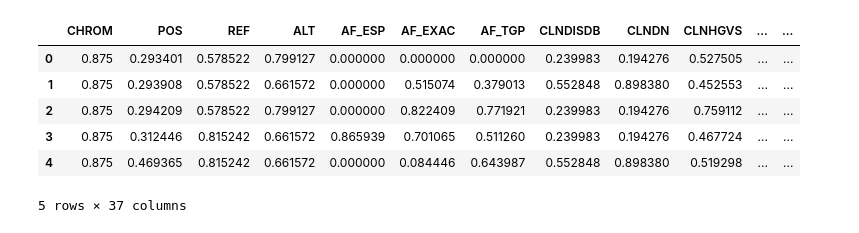
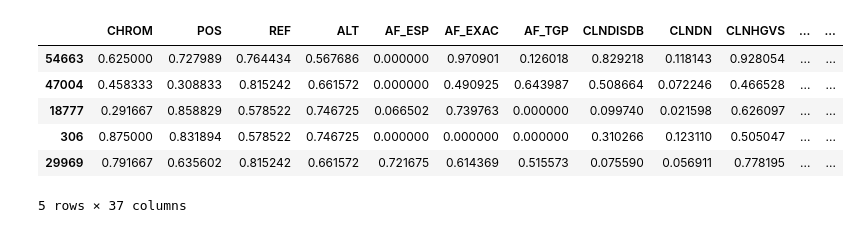
Before and after one commit to frostace/BinaryClassification, a Jupyter notebook: Logistic Regression.ipynb, the cells around one changed output. Saved outputs shown, nothing was run; the diff lists cells and outputs as text; code cells hidden in the pictures.

```diff
--- a/Logistic Regression.ipynb
+++ b/Logistic Regression.ipynb
@@ -27,18 +27,27 @@ from sklearn.metrics import roc_curve
 # %%
 # Initialize useful data
 # ===========================================================
 # with open('clinvar_conflicting_mapped.csv', 'r') as f:
 #     reader = csv.reader(f)
 #     temp_rows = list(reader)
 df = pd.read_csv('clinvar_conflicting_mapped.csv', low_memory=False)
+df_zero = df.loc[df['CLASS'] == 0]
+df_zero = df_zero.sample(n=10000)
+df_one = df.loc[df['CLASS'] == 1]
+df_one = df_one.sample(n=10000)
+
+df = pd.concat([df_zero, df_one])
+df = df.sample(n = df.shape[0])
+all_rows = df.values.tolist()
+row_num = len(all_rows)
 df.head()
 # %% [output]
 |  | CHROM | POS | REF | ALT | AF_ESP | AF_EXAC | AF_TGP | CLNDISDB | CLNDN | CLNHGVS | ... | ... |
-| 0 | 0.875 | 0.293401 | 0.578522 | 0.799127 | 0.000000 | 0.000000 | 0.000000 | 0.239983 | 0.194276 | 0.527505 | ... | ... |
-| 1 | 0.875 | 0.293908 | 0.578522 | 0.661572 | 0.000000 | 0.515074 | 0.379013 | 0.552848 | 0.898380 | 0.452553 | ... | ... |
-| 2 | 0.875 | 0.294209 | 0.578522 | 0.799127 | 0.000000 | 0.822409 | 0.771921 | 0.239983 | 0.194276 | 0.759112 | ... | ... |
-| 3 | 0.875 | 0.312446 | 0.815242 | 0.661572 | 0.865939 | 0.701065 | 0.511260 | 0.239983 | 0.194276 | 0.467724 | ... | ... |
-| 4 | 0.875 | 0.469365 | 0.815242 | 0.661572 | 0.000000 | 0.084446 | 0.643987 | 0.552848 | 0.898380 | 0.519298 | ... | ... |
+| 54663 | 0.625000 | 0.727989 | 0.764434 | 0.567686 | 0.000000 | 0.970901 | 0.126018 | 0.829218 | 0.118143 | 0.928054 | ... | ... |
+| 47004 | 0.458333 | 0.308833 | 0.815242 | 0.661572 | 0.000000 | 0.490925 | 0.643987 | 0.508664 | 0.072246 | 0.466528 | ... | ... |
+| 18777 | 0.291667 | 0.858829 | 0.578522 | 0.746725 | 0.066502 | 0.739763 | 0.000000 | 0.099740 | 0.021598 | 0.626097 | ... | ... |
+| 306 | 0.875000 | 0.831894 | 0.578522 | 0.746725 | 0.000000 | 0.000000 | 0.000000 | 0.310266 | 0.123110 | 0.505047 | ... | ... |
+| 29969 | 0.791667 | 0.635602 | 0.815242 | 0.661572 | 0.721675 | 0.614369 | 0.515573 | 0.075590 | 0.056911 | 0.778195 | ... | ... |
 5 rows × 37 columns
 # %%
 df = df.sample(n = df.shape[0])
```
Also changed, not shown: parts of 11 cells of this notebook, 19 other files.
